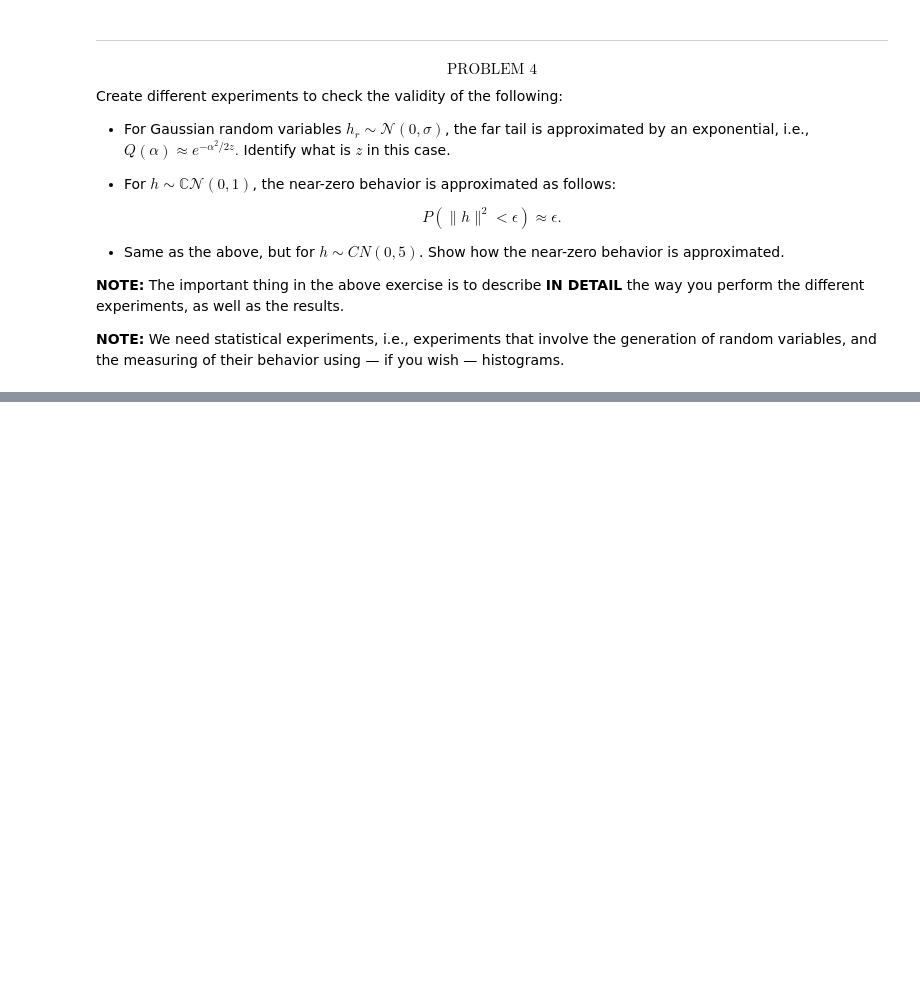
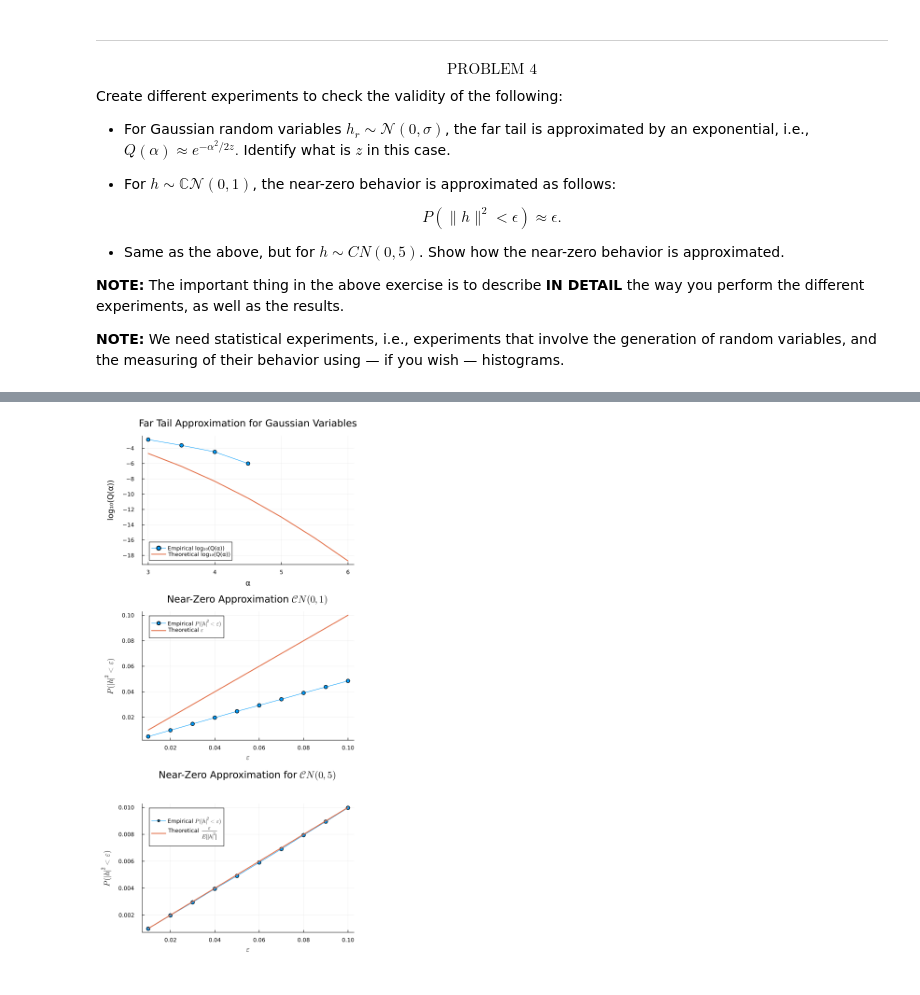
Before and after one commit to setrar/MobCom, a Jupyter notebook: Lab/REPORT.ipynb, the cells around one changed output, grey strips where cells are left out. Saved outputs shown, nothing was run; the diff lists cells and outputs as text; code cells hidden in the pictures; blank space fills up the shorter version.

```diff
--- a/Lab/REPORT.ipynb
+++ b/Lab/REPORT.ipynb
@@ -250,0 +591,36 @@ $$
+# %%
+# Near-zero behavior for CN(0, 5)
+function near_zero_behavior_cn5_experiment(n_samples, σ, epsilon_range)
+    real_part = rand(Normal(0, σ), n_samples)
+    imag_part = rand(Normal(0, σ), n_samples)
+    h = real_part .+ im .* imag_part
+    magnitudes = abs2.(h)
+    empirical_probs = Float64[]
+    for ε in epsilon_range
+        empirical_prob = sum(magnitudes .< ε) / n_samples
+        push!(empirical_probs, empirical_prob)
+    end
+    theoretical_probs = epsilon_range / (2 * σ^2)
+    return empirical_probs, theoretical_probs
+end
+
+# Parameters for the experiment
+σ = sqrt(5)
+empirical_probs, theoretical_probs =
+    near_zero_behavior_cn5_experiment(n_samples, σ, epsilon_range)
+
+# Plot Near-Zero Behavior for CN(0, 5)
+p3 = plot(epsilon_range, empirical_probs, marker=:o
+    , label="Empirical " * L" P(|h|^2 < \epsilon)"
+    , xlabel=L"\epsilon", ylabel=L" P(|h|^2 < \epsilon)"
+    , title="Near-Zero Approximation for " * L"\mathcal{C}N(0, 5)"
+    , grid=true, margin = 10mm
+)
+plot!(epsilon_range, theoretical_probs
+    , label="Theoretical " * L"\frac{\epsilon }{ E[|h|^2]}", lw=2);
+# %%
+## Let's plot
+
+plot(p1,p2,p3, layout= (3,1), size = (600,1200))
+# %% [output]
+[figure, added]
```
Also changed, not shown: parts of 35 cells of this notebook, 8 other files.
